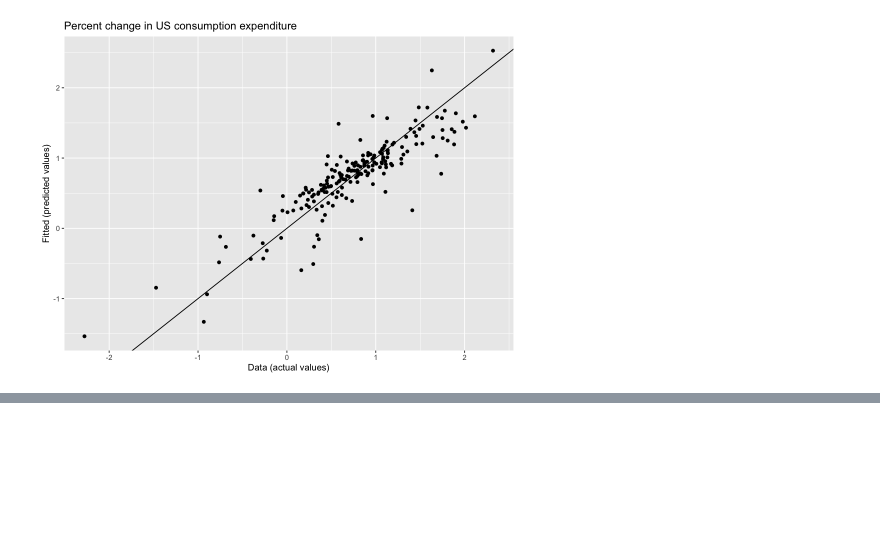
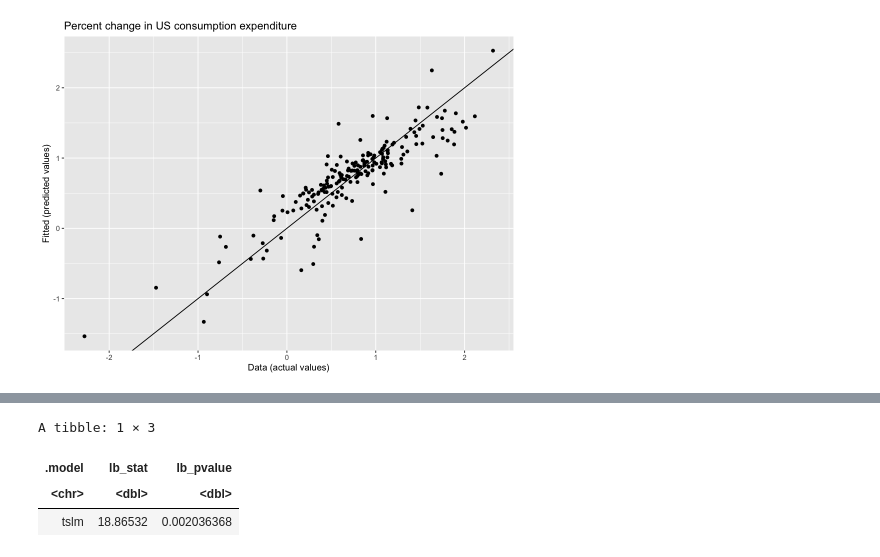
Before and after one commit to antounes/fpp3, a Jupyter notebook: 7_time_series_regression_models.ipynb, the cells around one changed output, grey strips where cells are left out. Cells and saved outputs as stored; diff of their text form; code cells hidden in the pictures; blank space fills up the shorter version.

```diff
--- a/7_time_series_regression_models.ipynb
+++ b/7_time_series_regression_models.ipynb
@@ -150,0 +164,8 @@ augment(fit_consMR) %>%
+# %%
+augment(fit_consMR) %>%
+  features(.innov, ljung_box, lag=10, dof=5)
+# %% [output]
+A tibble: 1 × 3
+| .model | lb_stat | lb_pvalue |
+| <chr> | <dbl> | <dbl> |
+| tslm | 18.86532 | 0.002036368 |
```
Also changed, not shown: parts of 13 cells of this notebook.
